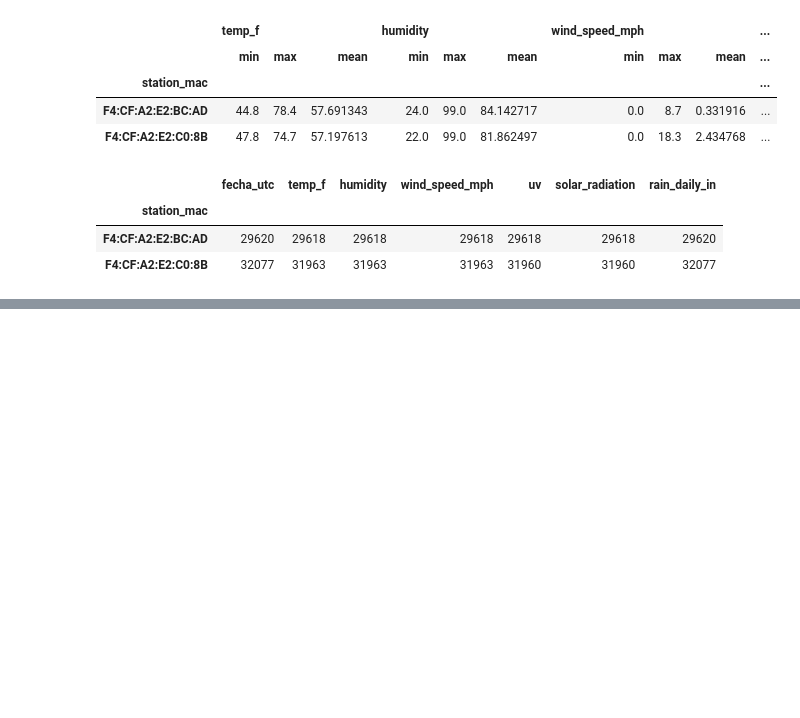
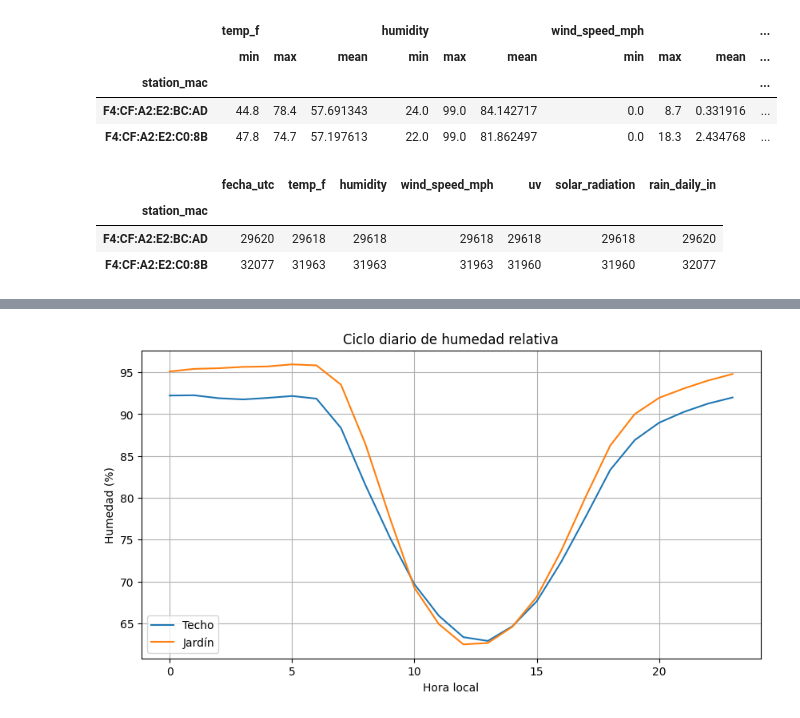
Before and after one commit to BryanR0b3rt0/OAQ-AstroForecast, a Jupyter notebook: notebooks/01_eda_station_validation.ipynb, the cells around one changed output, grey strips where cells are left out. Cells and saved outputs as stored; diff of their text form; code cells hidden in the pictures; blank space fills up the shorter version.

```diff
--- a/notebooks/01_eda_station_validation.ipynb
+++ b/notebooks/01_eda_station_validation.ipynb
@@ -159,0 +358,27 @@ summary_count
+# %%
+plt.figure(figsize=(10,5))
+
+roof_hourly = (
+    df[df["station_mac"] == roof]
+    .groupby("hora_local")["humidity"]
+    .mean()
+)
+
+garden_hourly = (
+    df[df["station_mac"] == garden]
+    .groupby("hora_local")["humidity"]
+    .mean()
+)
+
+plt.plot(roof_hourly.index, roof_hourly.values, label="Techo")
+plt.plot(garden_hourly.index, garden_hourly.values, label="Jardín")
+
+plt.xlabel("Hora local")
+plt.ylabel("Humedad (%)")
+plt.title("Ciclo diario de humedad relativa")
+plt.grid(True)
+plt.legend()
+
+plt.show()
+# %% [output]
+[figure, added]
```
Also changed, not shown: parts of 11 cells of this notebook, 7 other files.
